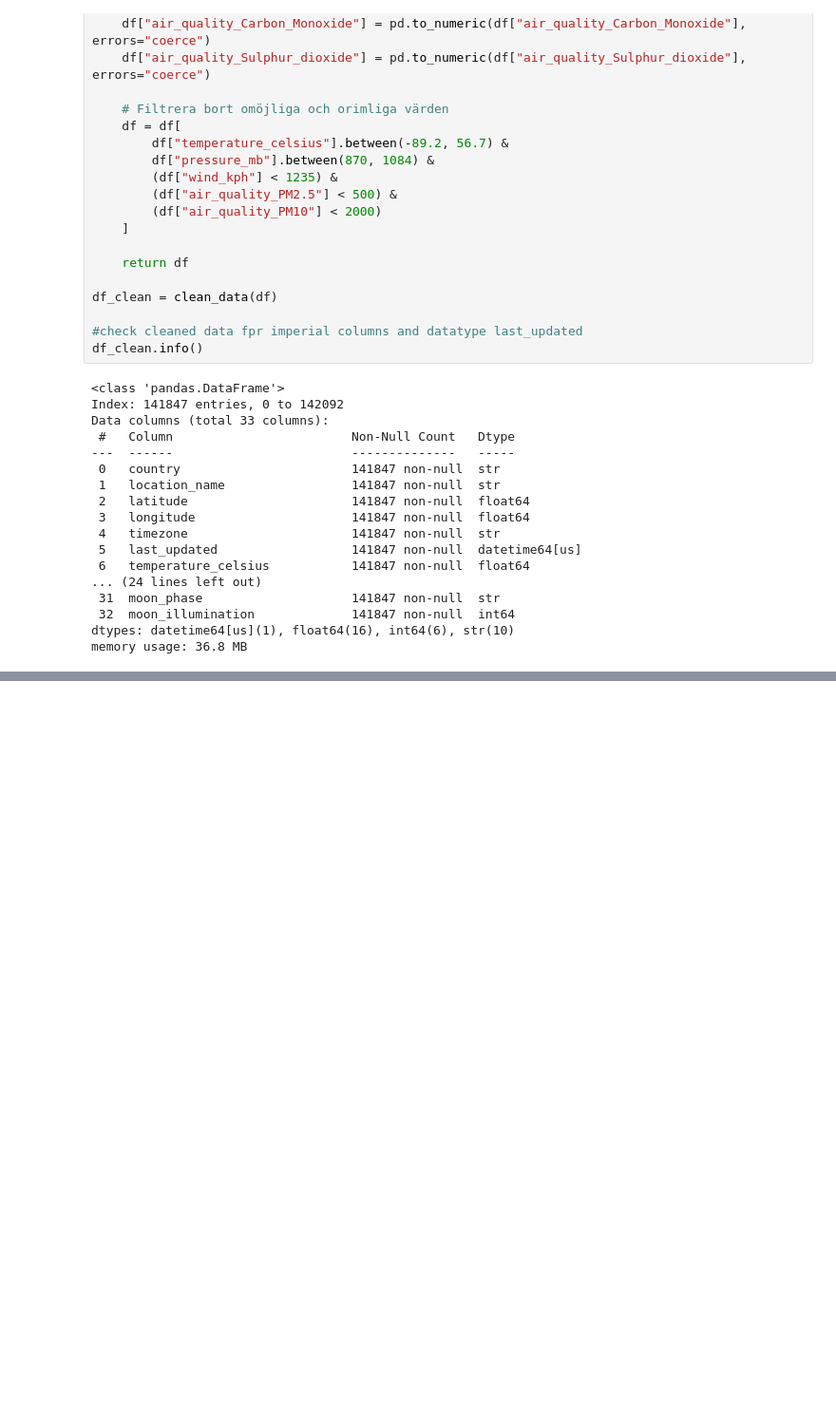
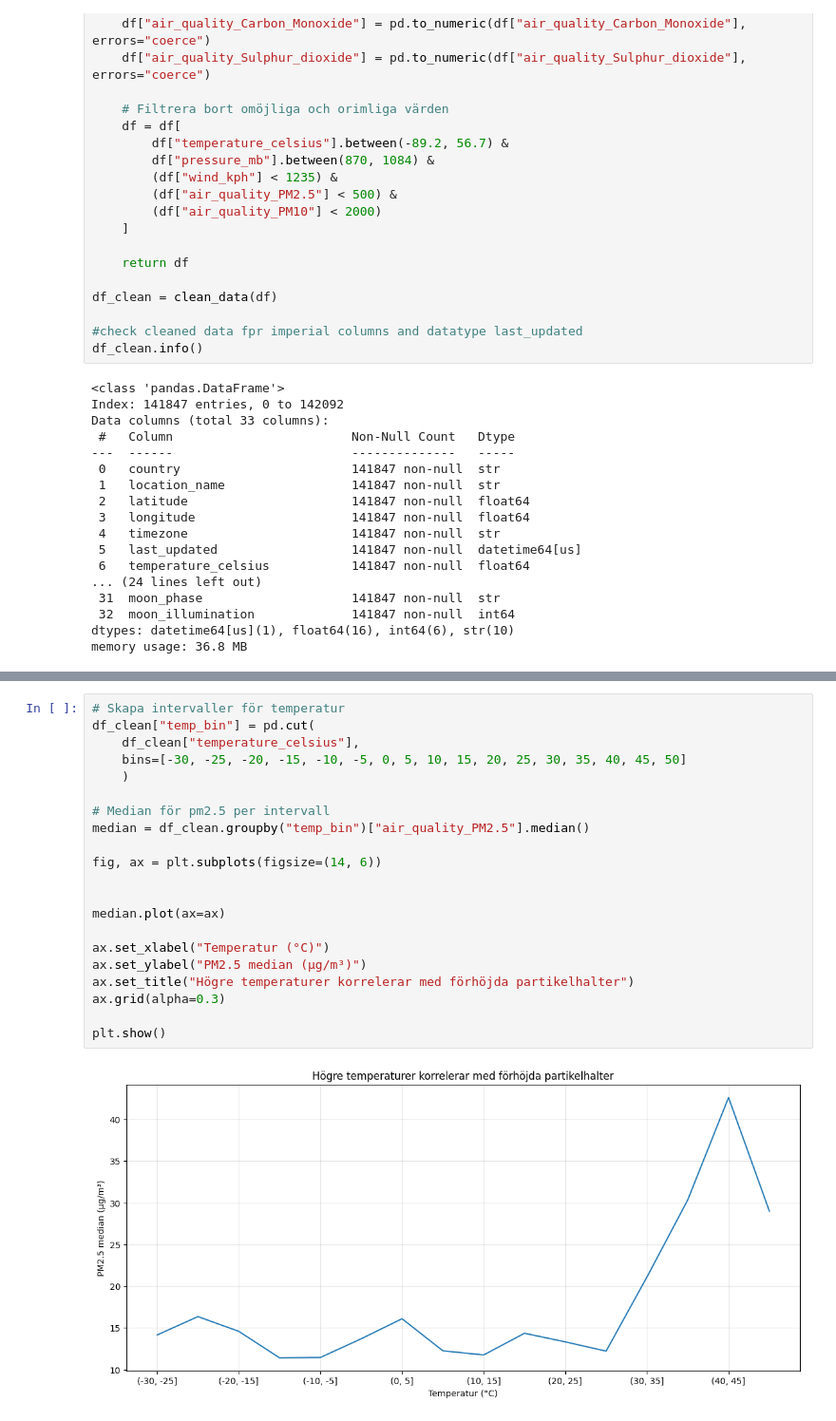
Before and after one commit to NonSentientExistence/Ai_KK_1, a Jupyter notebook: notebook.ipynb, the cells around one changed output, grey strips where cells are left out. Shown at 95% size. Drawn from its saved outputs; the diff is of its cells as text; blank space fills up the shorter version.

```diff
--- a/notebook.ipynb
+++ b/notebook.ipynb
@@ -230,0 +255,23 @@ plt.show()
+# %%
+# Skapa intervaller för temperatur
+df_clean["temp_bin"] = pd.cut(
+    df_clean["temperature_celsius"],
+    bins=[-30, -25, -20, -15, -10, -5, 0, 5, 10, 15, 20, 25, 30, 35, 40, 45, 50]
+    )
+
+# Median för pm2.5 per intervall
+median = df_clean.groupby("temp_bin")["air_quality_PM2.5"].median()
+
+fig, ax = plt.subplots(figsize=(14, 6))
+
+
+median.plot(ax=ax)
+
+ax.set_xlabel("Temperatur (°C)")
+ax.set_ylabel("PM2.5 median (µg/m³)")
+ax.set_title("Högre temperaturer korrelerar med förhöjda partikelhalter")
+ax.grid(alpha=0.3)
+
+plt.show()
+# %% [output]
+[figure, added]
```
Also changed, not shown: parts of 15 cells of this notebook.
